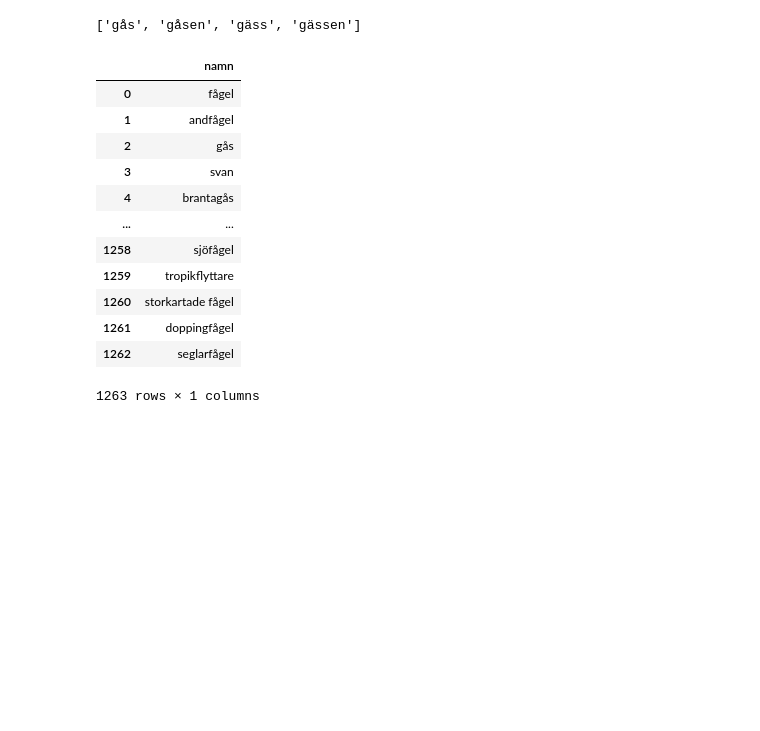
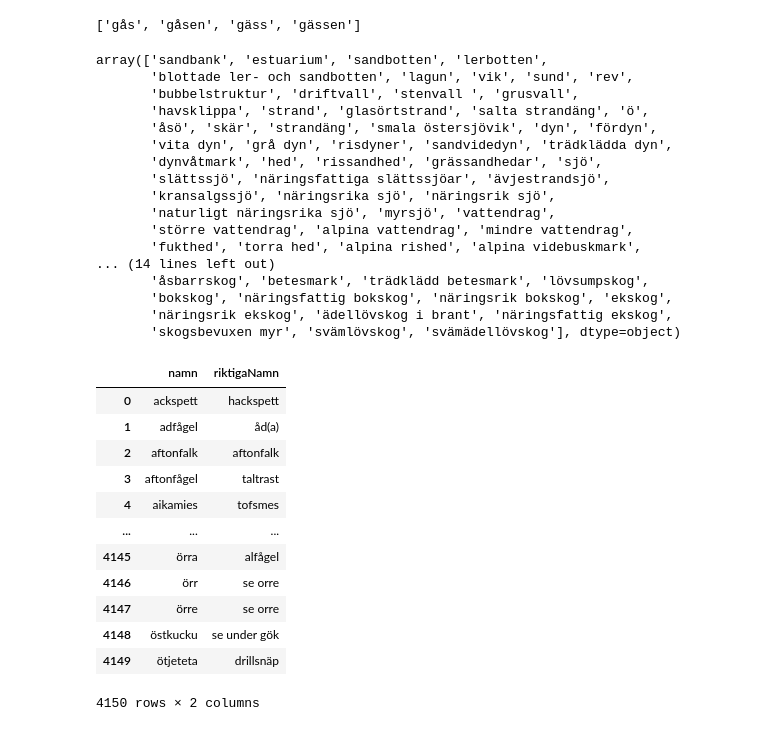
Before and after one commit to Eryndir/Exjobb, a Jupyter notebook: KB_more_tests.ipynb, the cells around one changed output. Saved outputs shown, nothing was run; the diff lists cells and outputs as text; code cells hidden in the pictures; blank space fills up the shorter version.

```diff
--- a/KB_more_tests.ipynb
+++ b/KB_more_tests.ipynb
@@ -168,24 +157,44 @@ getDeclension("gås")
 ['gås', 'gåsen', 'gäss', 'gässen']
 # %%
 birds = pd.read_csv("birds2.csv", header=0)
+birdsDia = pd.read_csv("birdsDialectic.csv", header=0)
 natureTypes = pd.read_csv("naturtyper.csv", header=0)
 wordChecklist = natureTypes.copy()
-natureTypes.iloc[0]["naturtyp"]
-birds
+natureTypes["naturtyp"].values
 # %% [output]
-|  | namn |
-| 0 | fågel |
-| 1 | andfågel |
-| 2 | gås |
-| 3 | svan |
-| 4 | brantagås |
-| ... | ... |
-| 1258 | sjöfågel |
-| 1259 | tropikflyttare |
-| 1260 | storkartade fågel |
-| 1261 | doppingfågel |
-| 1262 | seglarfågel |
-1263 rows × 1 columns
+array(['sandbank', 'estuarium', 'sandbotten', 'lerbotten',
+       'blottade ler- och sandbotten', 'lagun', 'vik', 'sund', 'rev',
+       'bubbelstruktur', 'driftvall', 'stenvall ', 'grusvall',
+       'havsklippa', 'strand', 'glasörtstrand', 'salta strandäng', 'ö',
+       'åsö', 'skär', 'strandäng', 'smala östersjövik', 'dyn', 'fördyn',
+       'vita dyn', 'grå dyn', 'risdyner', 'sandvidedyn', 'trädklädda dyn',
+       'dynvåtmark', 'hed', 'rissandhed', 'grässandhedar', 'sjö',
+       'slättssjö', 'näringsfattiga slättssjöar', 'ävjestrandsjö',
+       'kransalgssjö', 'näringsrika sjö', 'näringsrik sjö',
+       'naturligt näringsrika sjö', 'myrsjö', 'vattendrag',
+       'större vattendrag', 'alpina vattendrag', 'mindre vattendrag',
+       'fukthed', 'torra hed', 'alpina rished', 'alpina videbuskmark',
+... (14 lines left out)
+       'åsbarrskog', 'betesmark', 'trädklädd betesmark', 'lövsumpskog',
+       'bokskog', 'näringsfattig bokskog', 'näringsrik bokskog', 'ekskog',
+       'näringsrik ekskog', 'ädellövskog i brant', 'näringsfattig ekskog',
+       'skogsbevuxen myr', 'svämlövskog', 'svämädellövskog'], dtype=object)
+# %%
+birdsDia
+# %% [output]
+|  | namn | riktigaNamn |
+| 0 | ackspett | hackspett |
+| 1 | adfågel | åd(a) |
+| 2 | aftonfalk | aftonfalk |
+| 3 | aftonfågel | taltrast |
+| 4 | aikamies | tofsmes |
+| ... | ... | ... |
+| 4145 | örra | alfågel |
+| 4146 | örr | se orre |
+| 4147 | örre | se orre |
+| 4148 | östkucku | se under gök |
+| 4149 | ötjeteta | drillsnäp |
+4150 rows × 2 columns
 # %%
 def addWords(word, onlyDeclension = True):
     global wordChecklist
```
Also changed, not shown: parts of 36 cells of this notebook, 1 other file.
